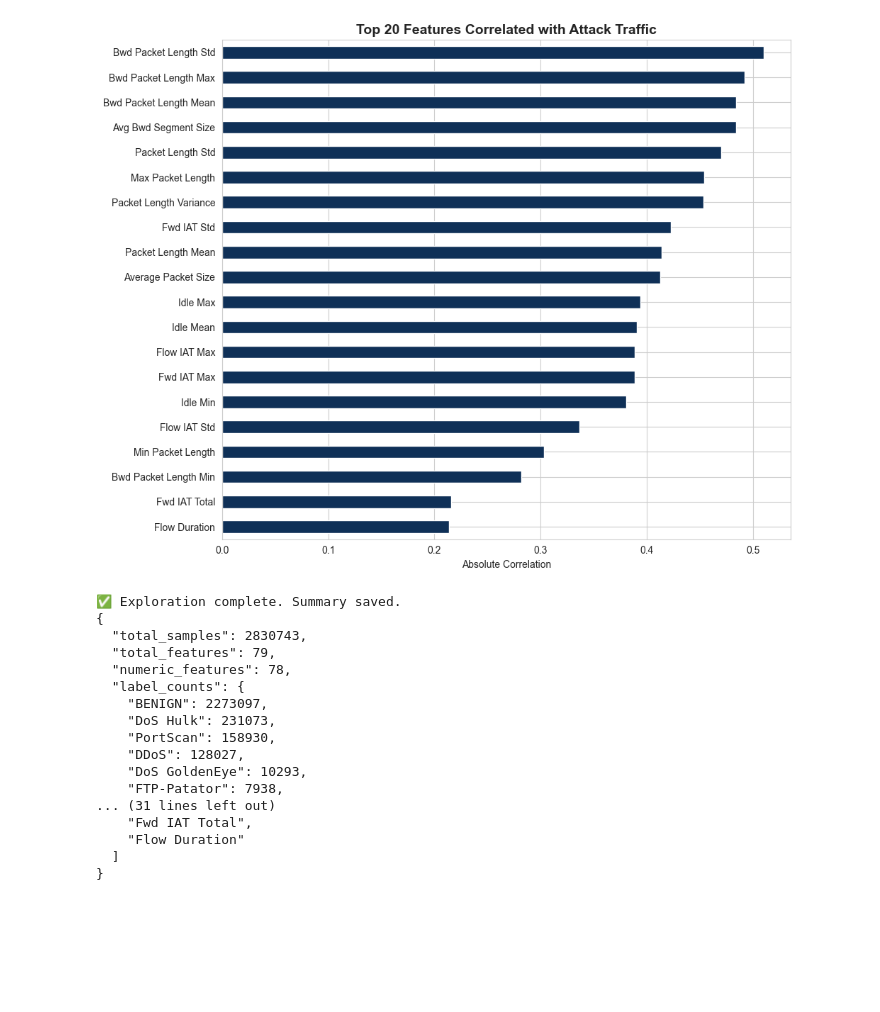
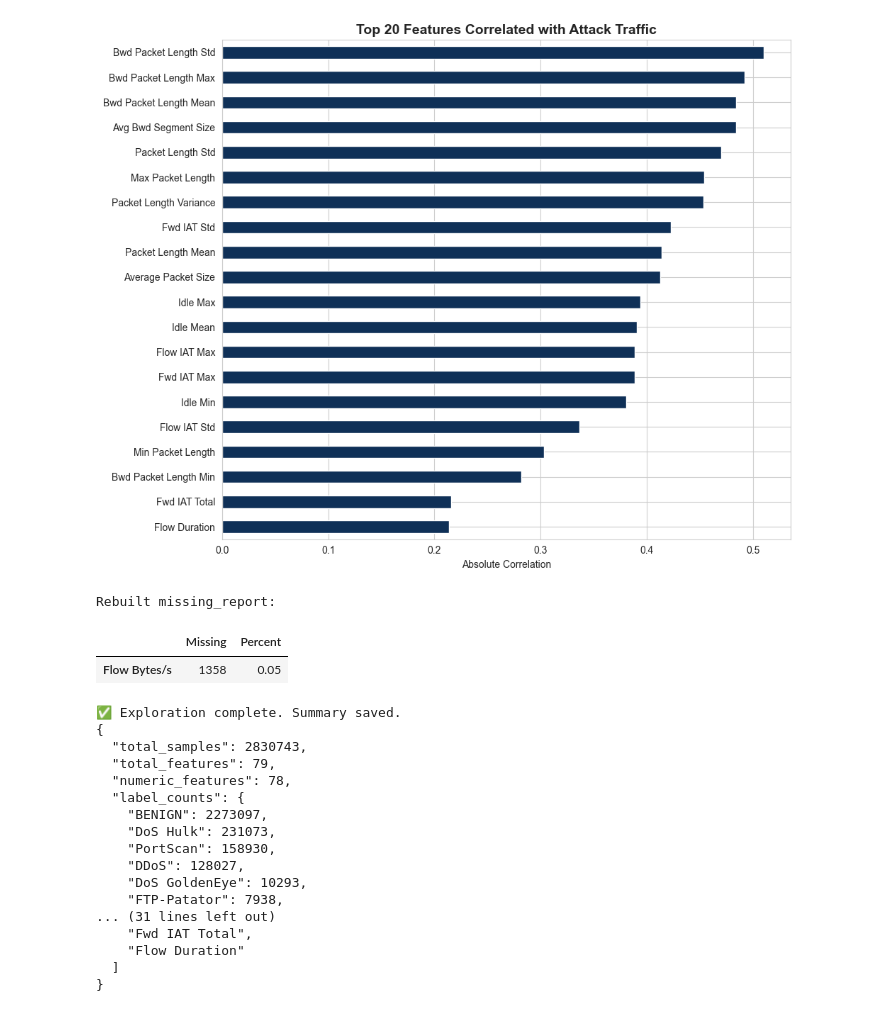
Before and after one commit to SouhailBourhim/NetSentinal, a Jupyter notebook: notebooks/01_exploration.ipynb, the cells around one changed output. Saved outputs shown, nothing was run; the diff lists cells and outputs as text; code cells hidden in the pictures; blank space fills up the shorter version.

```diff
--- a/notebooks/01_exploration.ipynb
+++ b/notebooks/01_exploration.ipynb
@@ -274,6 +283,25 @@ Fwd IAT Total             0.215468
 Flow Duration             0.213864
 dtype: float64
 [figure]
+# %%
+# ═══════════════════════════════════════════════════
+# REBUILD missing_report (if not defined)
+# ═══════════════════════════════════════════════════
+if 'missing_report' not in globals():
+    missing = df.isnull().sum()
+    missing_pct = (missing / len(df) * 100).round(2)
+    missing_report = pd.DataFrame({
+        'Missing': missing,
+        'Percent': missing_pct
+    })
+    missing_report = missing_report[missing_report['Missing'] > 0]
+
+    print("Rebuilt missing_report:")
+    display(missing_report.head())
+# %% [output]
+Rebuilt missing_report:
+|  | Missing | Percent |
+| Flow Bytes/s | 1358 | 0.05 |
 # %%
 # ═══════════════════════════════════════════════════
 # CELL 10 — Save Exploration Summary
```
Also changed, not shown: parts of 5 cells of this notebook, 11 other files.
